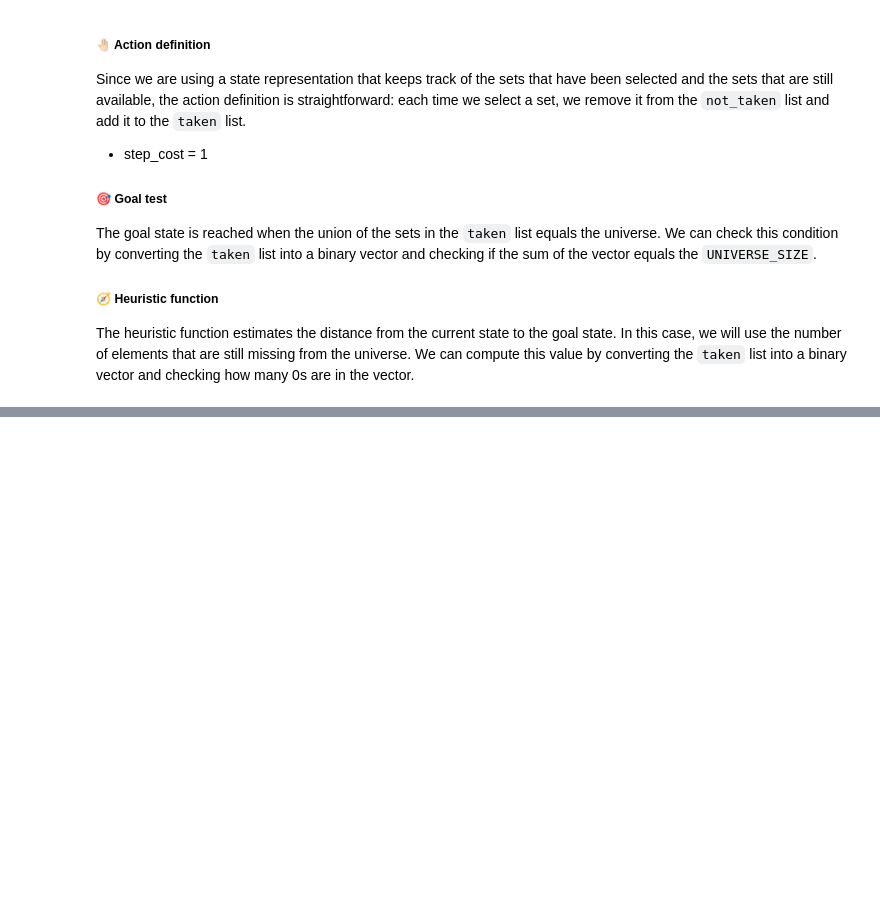
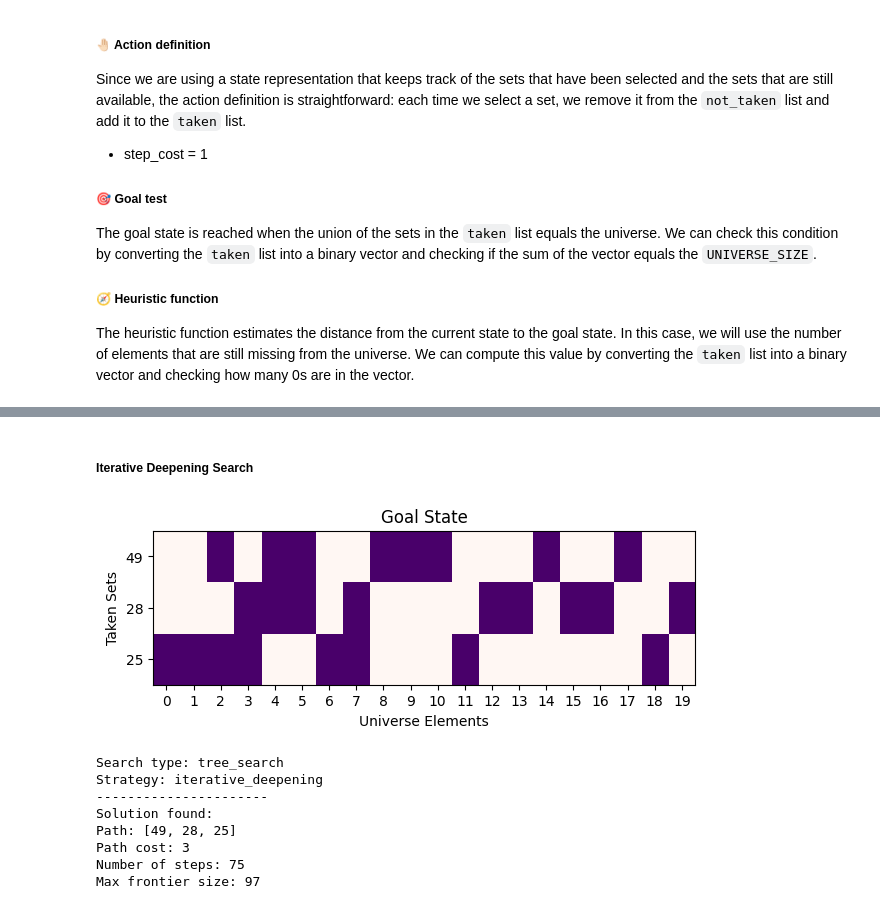
Before and after one commit to beatrice-occhiena/Computational_intelligence, a Jupyter notebook: Labs/Lab_01/Set_Covering.ipynb, the cells around one changed output, grey strips where cells are left out. Saved outputs shown, nothing was run; the diff lists cells and outputs as text; code cells hidden in the pictures; blank space fills up the shorter version.

```diff
--- a/Labs/Lab_01/Set_Covering.ipynb
+++ b/Labs/Lab_01/Set_Covering.ipynb
@@ -203,0 +265,16 @@ Max frontier size: 364
+# %% [markdown]
+##### Iterative Deepening Search
+# %%
+sol = ids.search(problem)
+visualize_state(sol.state, True)
+ids.print_solution(problem, sol)
+# %% [output]
+[figure, added]
+Search type: tree_search
+Strategy: iterative_deepening
+----------------------
+Solution found:
+Path: [49, 28, 25]
+Path cost: 3
+Number of steps: 75
+Max frontier size: 97
```
Also changed, not shown: parts of 24 cells of this notebook, 1 other file.
